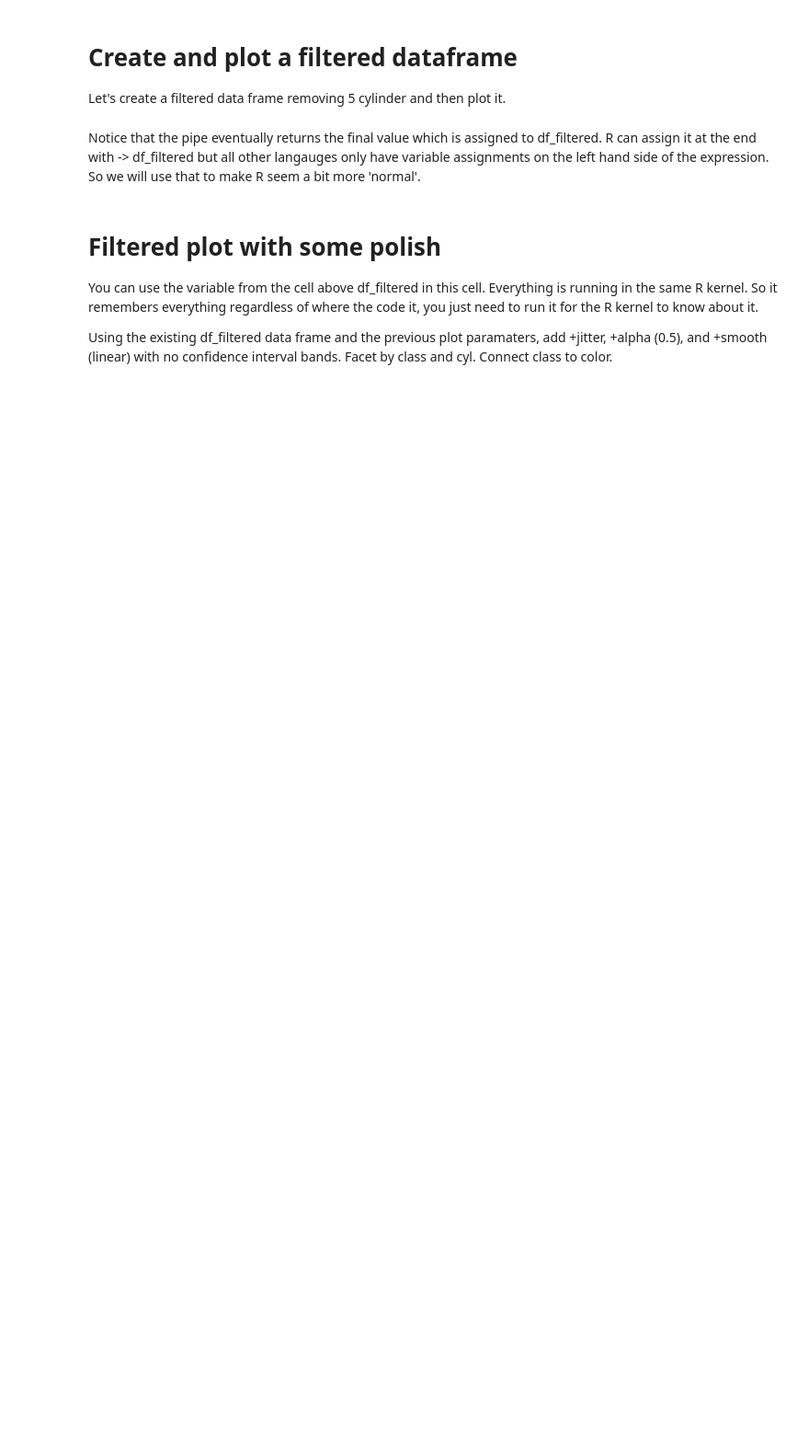
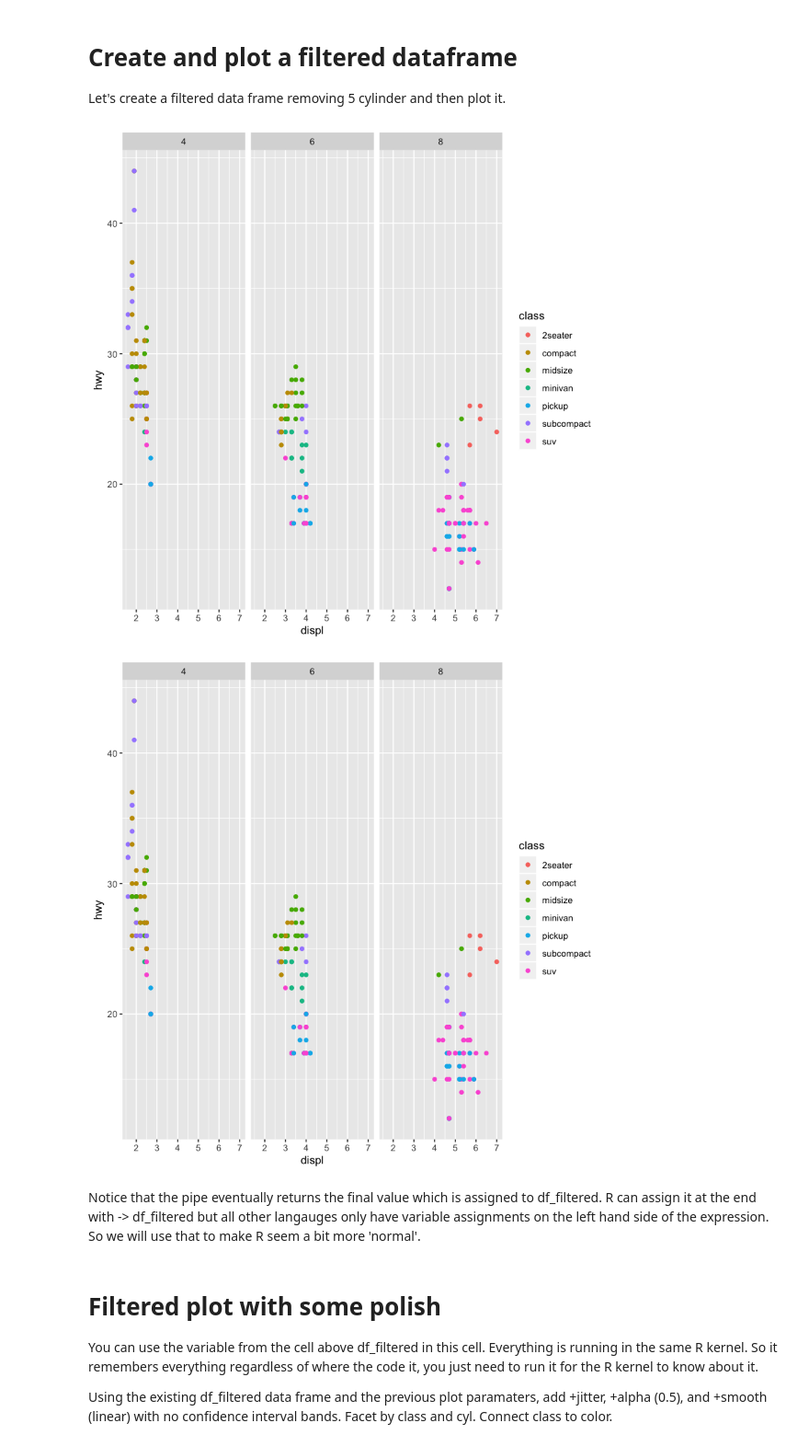
Before and after one commit to shammer83/VisualizationsR, a Jupyter notebook: L02-E5-Piping.ipynb, the cells around one changed output. Shown at 92% size. Drawn from its saved outputs; the diff is of its cells as text; code cells hidden in the pictures; blank space fills up the shorter version.

```diff
--- a/L02-E5-Piping.ipynb
+++ b/L02-E5-Piping.ipynb
@@ -77,7 +134,7 @@ Store the result from select(). Let's use the generic df variable name. I use th
 df <- select(mpg, hwy, displ, cyl, class)
 
 # Using pipe
-df <- mpg %>% select( ??? )
+df <- mpg %>% select(hwy, displ, cyl, class)
 # %% [markdown]
 # Explore the data's structure
 The above block didn't have any output so we didn't see anything. But we can look at what is in this data frame
@@ -233,20 +527,23 @@ Let's create a filtered data frame removing 5 cylinder and then plot it.
 # %%
 # Name: df_filtered
 # Filter: remove 5 cylinder rows
 df_filtered <- filter(df, cyl != 5)  # != or <> can be used for not equal
 
 # Using pipe
-df_filtered <- df %>% filter( ??? )
+df_filtered <- df %>% filter(cyl !=5)
 
 # Plot: scatterplot x = displ, y = hwy; facet by cyl
-ggplot(df_filtered, mapping = aes(x = displ, y = hwy)) +
+ggplot(df_filtered, mapping = aes(x = displ, y = hwy, color = class)) +
    geom_point() +
    facet_wrap( ~ cyl )
 
 # Using pipe
-??? %>% ggplot(mapping = aes(x = displ, y = hwy)) +
+df_filtered %>% ggplot(mapping = aes(x = displ, y = hwy, color = class )) +
    geom_point() +
    facet_wrap( ~ cyl )
+# %% [output]
+[figure, added]
+[figure, added]
 # %% [markdown]
 Notice that the pipe eventually returns the final value which is assigned to df_filtered. R can assign it at the end with -> df_filtered but all other langauges only have variable assignments on the left hand side of the expression. So we will use that to make R seem a bit more 'normal'.
 # %% [markdown]
```
Also changed, not shown: parts of 17 cells of this notebook.
